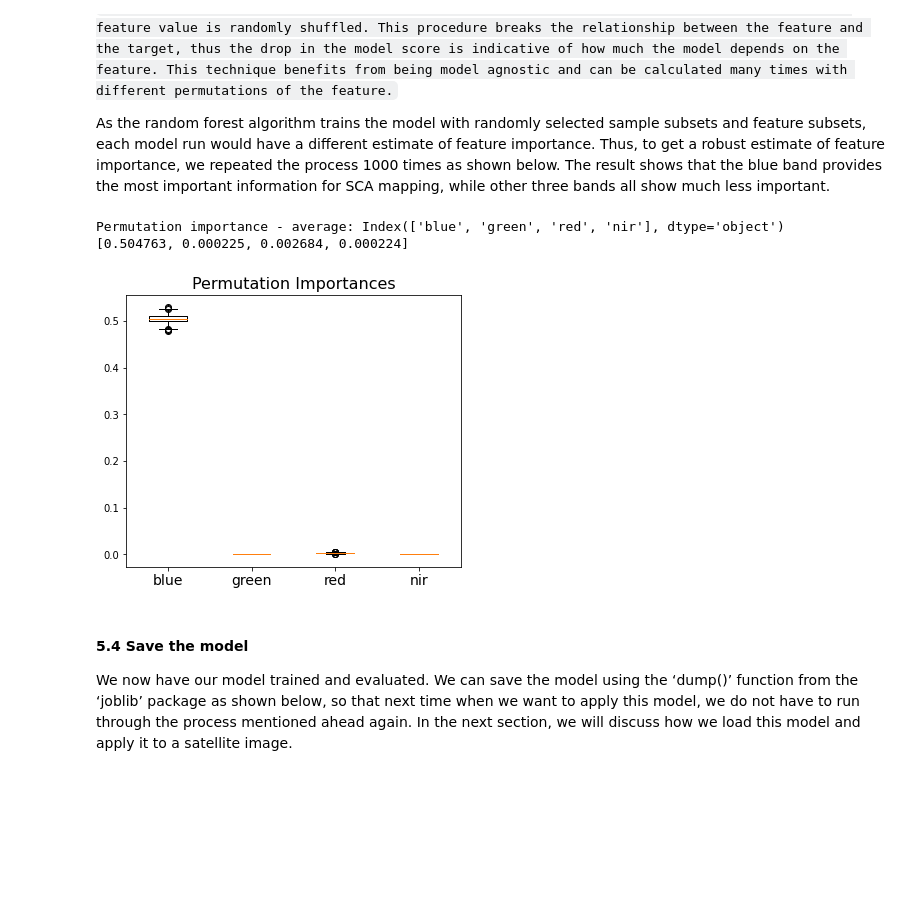
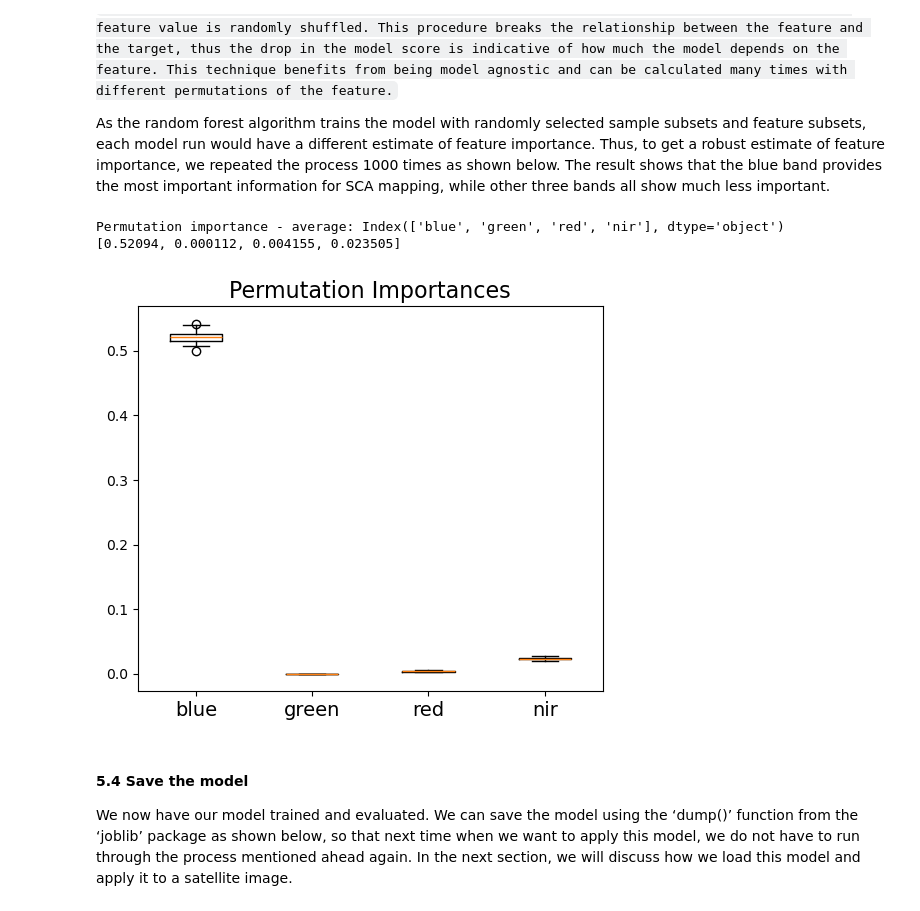
Before and after one commit to geo-smart/2023-hackweek-website, a Jupyter notebook: book/tutorials/snow_cover_mapping/SCA_Mapping.ipynb, the cells around one changed output. Drawn from its saved outputs; the diff is of its cells as text; code cells hidden in the pictures; blank space fills up the shorter version.

```diff
--- a/book/tutorials/snow_cover_mapping/SCA_Mapping.ipynb
+++ b/book/tutorials/snow_cover_mapping/SCA_Mapping.ipynb
@@ -334,21 +368,22 @@ We use [‘permutation_importance’](https://scikit-learn.org/stable/modules/ge
 As the random forest algorithm trains the model with randomly selected sample subsets and feature subsets, each model run would have a different estimate of feature importance. Thus, to get a robust estimate of feature importance, we repeated the process 1000 times as shown below.
 The result shows that the blue band provides the most important information for SCA mapping, while other three bands all show much less important.
 # %%
+from sklearn.inspection import permutation_importance
 model.fit(X_train,y_train)
-result = permutation_importance(model, X_train, y_train, n_repeats=1000, random_state=42, n_jobs=2)
+result = permutation_importance(model, X_train, y_train, n_repeats=100, random_state=42, n_jobs=2)
 print('Permutation importance - average:'.format(), X_train.columns)
 print([round(i, 6) for i in result.importances_mean])
 
 # displace feature importance
 fig, ax = plt.subplots(figsize=(6,5))
 ax.boxplot(result.importances.T)
 ax.set_title("Permutation Importances", fontsize = 16)
 ax.set_xticklabels(labels=X_train.columns, fontsize=14)
 plt.show()
 # %% [output]
 Permutation importance - average: Index(['blue', 'green', 'red', 'nir'], dtype='object')
-[0.504763, 0.000225, 0.002684, 0.000224]
+[0.52094, 0.000112, 0.004155, 0.023505]
-[figure, old version]
+[figure, new version]
 # %% [markdown]
 #### 5.4 Save the model
 We now have our model trained and evaluated. We can save the model using the ‘dump()’ function from the ‘joblib’ package as shown below, so that next time when we want to apply this model, we do not have to run through the process mentioned ahead again. In the next section, we will discuss how we load this model and apply it to a satellite image.
```
Also changed, not shown: parts of 28 cells of this notebook, 6 other files.
